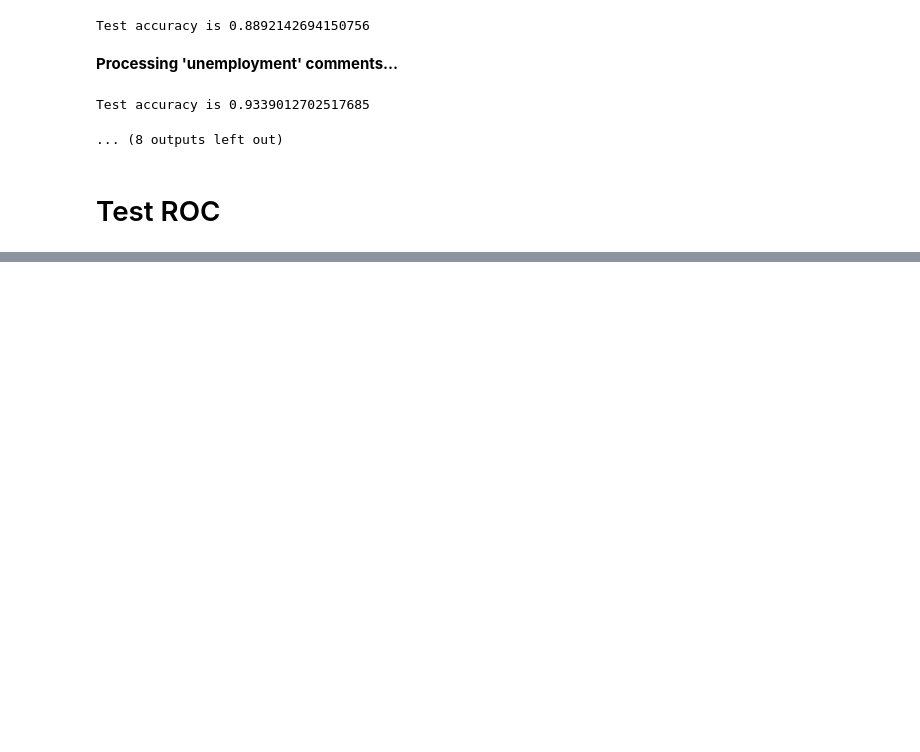
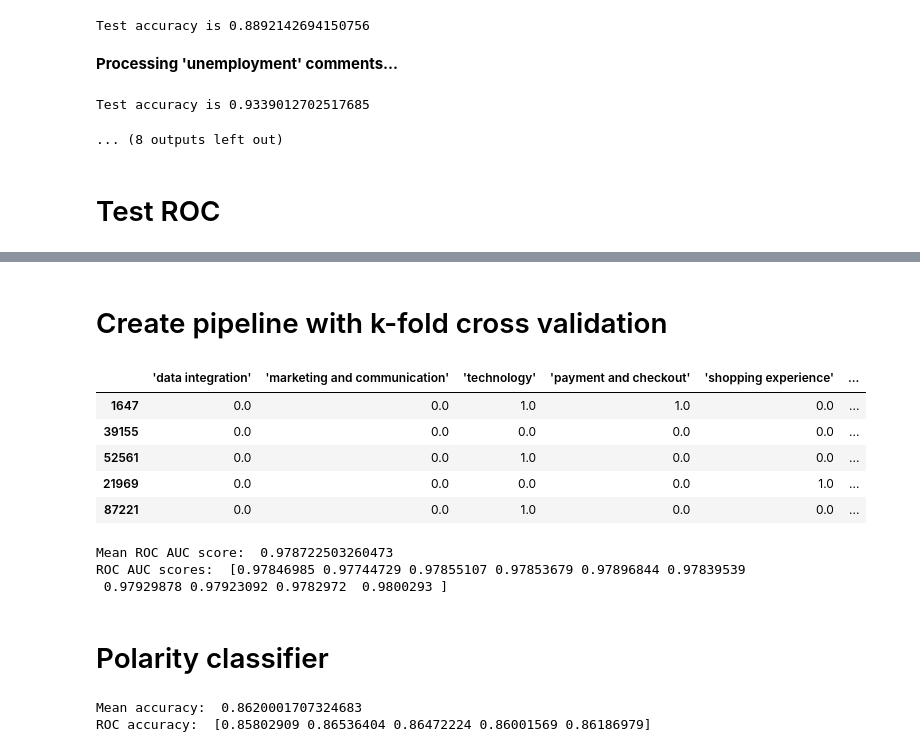
Before and after one commit to paferuto/ABSA-on-IoT-comments, a Jupyter notebook: sachdep/Model.ipynb, the cells around one changed output, grey strips where cells are left out. Saved outputs shown, nothing was run; the diff lists cells and outputs as text; code cells hidden in the pictures; blank space fills up the shorter version.

Commit message:
logistic da bo sung

```diff
--- a/sachdep/Model.ipynb
+++ b/sachdep/Model.ipynb
@@ -156,0 +167,14 @@ print("ROC AUC Score Test:", roc_auc_score_test)
+# %% [markdown]
+# Create pipeline with k-fold cross validation
+# %%
+# new train and test data
+X_train, X_test, y_train, y_test = train_test_split(df['Comment'], df.drop(['Name','Time','Store','Comment','Aspect','polarity'],axis=1), test_size=0.2, random_state=42)
+# %%
+y_train.head()
+# %% [output]
+|  | 'data integration' | 'marketing and communication' | 'technology' | 'payment and checkout' | 'shopping experience' | ... |
+| 1647 | 0.0 | 0.0 | 1.0 | 1.0 | 0.0 | ... |
+| 39155 | 0.0 | 0.0 | 0.0 | 0.0 | 0.0 | ... |
+| 52561 | 0.0 | 0.0 | 1.0 | 0.0 | 0.0 | ... |
+| 21969 | 0.0 | 0.0 | 0.0 | 0.0 | 1.0 | ... |
+| 87221 | 0.0 | 0.0 | 1.0 | 0.0 | 0.0 | ... |
@@ -156,0 +189,19 @@ print("ROC AUC Score Test:", roc_auc_score_test)
+# %%
+# cross validation for logistic regression with onevsrest classifier
+from sklearn.model_selection import cross_val_score
+from sklearn.linear_model import LogisticRegression
+from sklearn.multiclass import OneVsRestClassifier
+
+# onerest classifier with kfold cv
+clf = OneVsRestClassifier(LogisticRegression(solver='sag'), n_jobs=1)
+scores = cross_val_score(clf, X_train_tfidf, y_train, cv=10, scoring='roc_auc')
+
+# print mean score and 5 fold scores
+print("Mean ROC AUC score: ", scores.mean())
+print("ROC AUC scores: ", scores)
+# %% [output]
+Mean ROC AUC score:  0.978722503260473
+ROC AUC scores:  [0.97846985 0.97744729 0.97855107 0.97853679 0.97896844 0.97839539
+ 0.97929878 0.97923092 0.9782972  0.9800293 ]
+# %% [markdown]
+# Polarity classifier
@@ -156,0 +211,24 @@ print("ROC AUC Score Test:", roc_auc_score_test)
+# %%
+# build a pipeline for logistic regression with onevsrest classifier and tfidf vectorizer with cross validation
+from sklearn.pipeline import Pipeline
+from sklearn.feature_extraction.text import TfidfVectorizer
+
+# create a pipeline
+logPipeline = Pipeline([
+    ('tfidf', TfidfVectorizer(max_df=0.8, max_features=5000, ngram_range=(1,2))),
+    ('clf', OneVsRestClassifier(LogisticRegression(solver='sag'), n_jobs=1)),
+])
+
+# kfold split
+from sklearn.model_selection import KFold
+kfold = KFold(n_splits=5, random_state=42, shuffle=True)
+
+# cross validation
+results = cross_val_score(logPipeline, X_train, y_train, cv=kfold, scoring='accuracy')
+
+# print mean score and 5 fold scores
+print("Mean accuracy: ", results.mean())
+print("ROC accuracy: ", results)
+# %% [output]
+Mean accuracy:  0.8620001707324683
+ROC accuracy:  [0.85802909 0.86536404 0.86472224 0.86001569 0.86186979]
```
Also changed, not shown: parts of 5 cells of this notebook, 2 other files.
